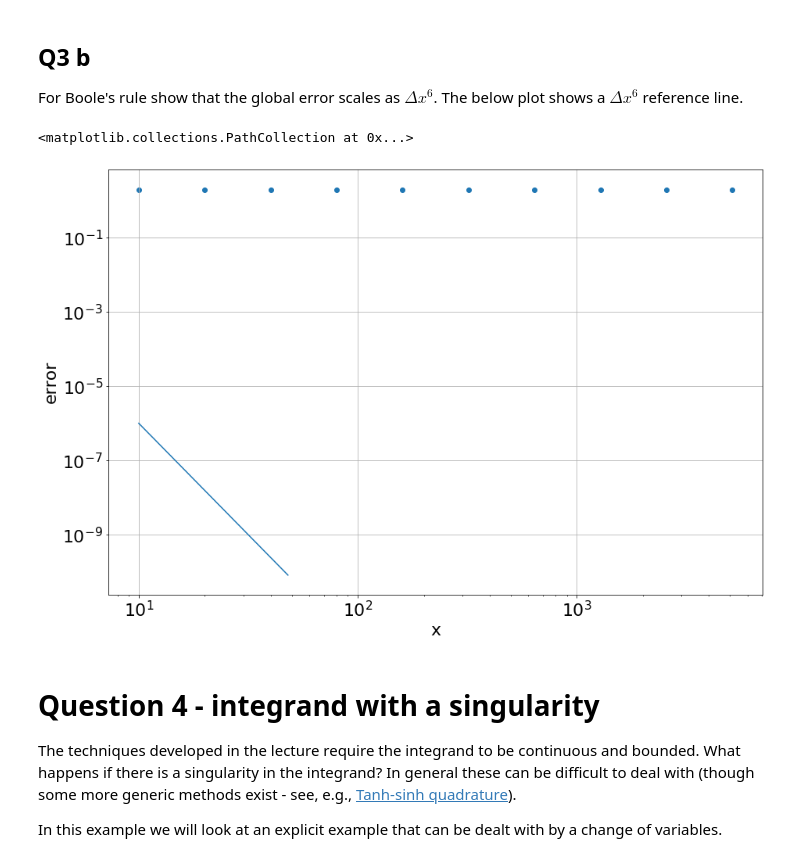
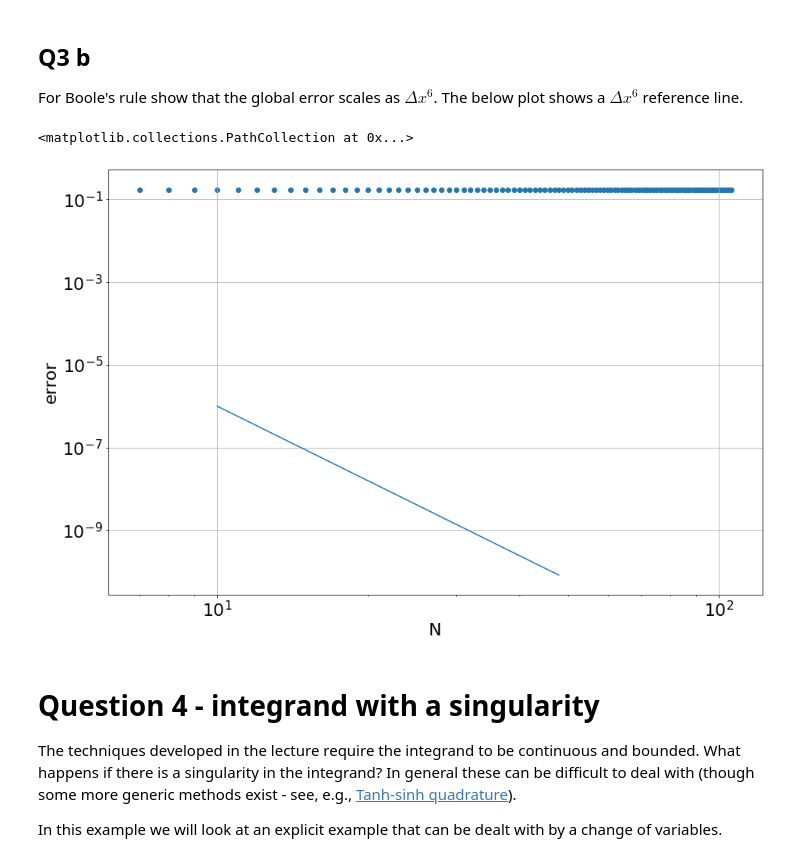
Before and after one commit to ConnorMcGoldrick/ACM20030-Assignments, a Jupyter notebook: Assignment-4.ipynb, the cells around one changed output. Cells and saved outputs as stored; diff of their text form; code cells hidden in the pictures.

```diff
--- a/Assignment-4.ipynb
+++ b/Assignment-4.ipynb
@@ -236,32 +236,34 @@ BooleIntegration(h, 0, np.pi, 100)
 
 For Boole's rule show that the global error scales as $\Delta x^6$. The below plot shows a $\Delta x^6$ reference line.
 # %%
-imax = 10
-error = np.empty((imax, 2))
+imax = 100
+I = 2
+error = np.empty((imax, I))
 i = 0
-N = 10
+N = 7
 
 while i < imax:
     error[i, 0] = N
-    error[i, 1] = np.abs(BooleIntegration(h, 0, 4, N))
+    error[i, 1] = np.abs(BooleIntegration(h, 0, np.pi, N) - I)
     i += 1
-    N *= 2
+    N += 1
 # %%
 x = np.linspace(10,48,100)
 y = x**-6
 
 
 plt.yscale('log')
 plt.xscale('log')
 plt.grid(True)
-plt.xlabel("x")
+plt.xlabel("N")
 plt.ylabel("error")
 plt.plot(x,y)
 
+
 plt.scatter(error[:, 0], error[:, 1])
 # %% [output]
 <matplotlib.collections.PathCollection at 0x...>
-[figure, old version]
+[figure, new version]
 # %% [markdown]
 # Question 4 - integrand with a singularity
 
```
